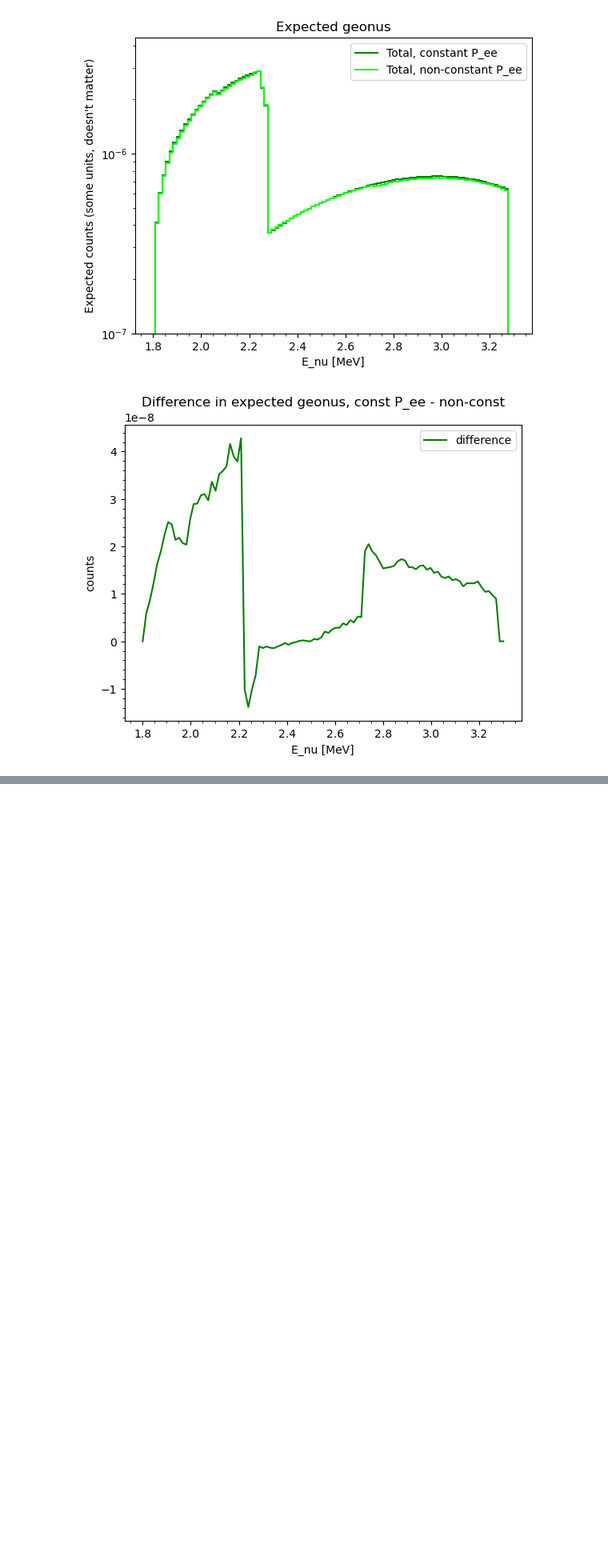
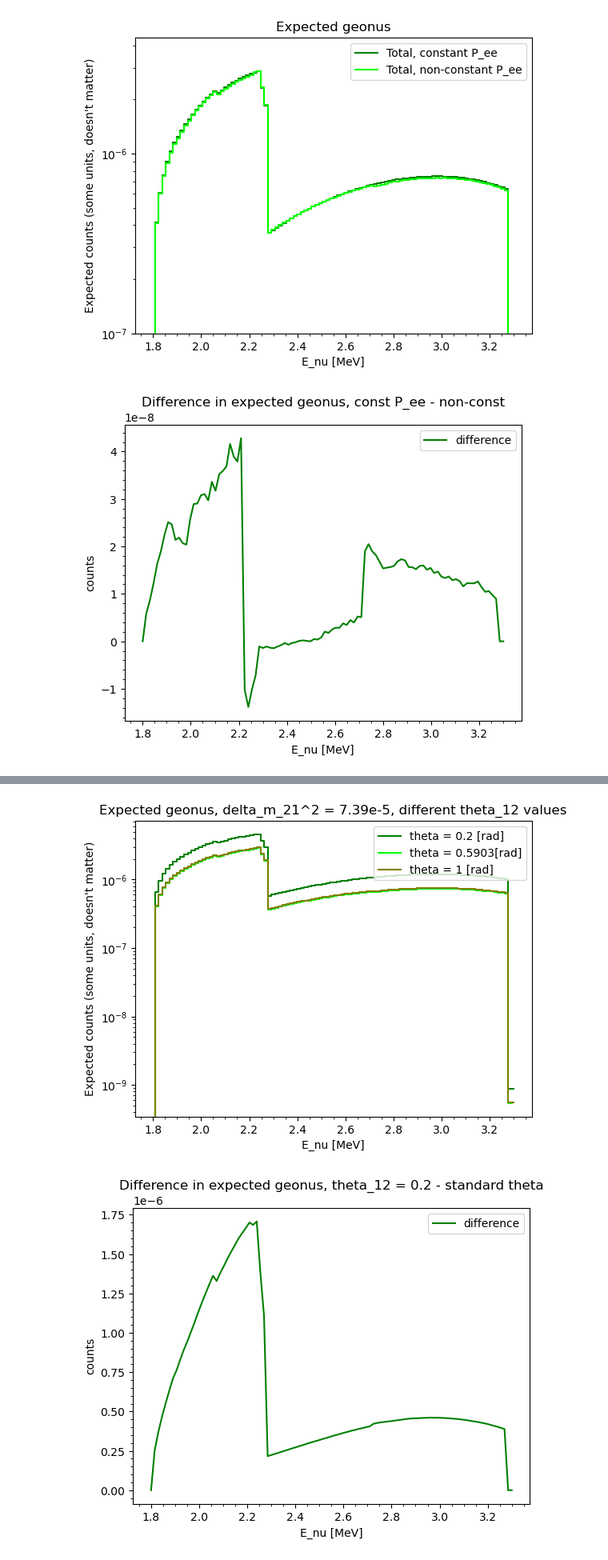
Before and after one commit to claradima/geonu_oscillation, a Jupyter notebook: Survival probability check corrected sigma IBD.ipynb, the cells around one changed output, grey strips where cells are left out. Shown at 80% size. Cells and saved outputs as stored; diff of their text form; code cells hidden in the pictures; blank space fills up the shorter version.

```diff
--- a/Survival probability check corrected sigma IBD.ipynb
+++ b/Survival probability check corrected sigma IBD.ipynb
@@ -654,0 +692,78 @@ plt.show()
+# %%
+#calculate total expected fluxes
+
+N_Th_theta_low = np.zeros(len(energy_array))
+N_U_theta_low = np.zeros(len(energy_array))
+
+for i in range(len(energy_array)):
+    N_Th_theta_low[i] = ((lambda_Th)/(mu_Th)) * sigma[i] * dn_dE_rebinned_Th[i] * Th_integral_values_theta_low[i]
+    N_U_theta_low[i] = ((lambda_U)/(mu_U)) * sigma[i] * dn_dE_rebinned_U[i] * U_integral_values_theta_low[i]
+# %%
+
+N_Th_theta_high = np.zeros(len(energy_array))
+N_U_theta_high = np.zeros(len(energy_array))
+
+for i in range(len(energy_array)):
+    N_Th_theta_high[i] = ((lambda_Th)/(mu_Th)) * sigma[i] * dn_dE_rebinned_Th[i] * Th_integral_values_theta_high[i]
+    N_U_theta_high[i] = ((lambda_U)/(mu_U)) * sigma[i] * dn_dE_rebinned_U[i] * U_integral_values_theta_high[i]
+# %%
+#plot comparisons
+
+#plot to compare total for constant P_ee vs non-constant P_ee with standard osc parameters
+
+plt.step(energy_array, N_U_theta_low + N_Th_theta_low, where='mid', label='theta = 0.2 [rad]', color='green')
+plt.step(energy_array, N_U + N_Th, where='mid', label='theta = 0.5903[rad]', color='lime')
+plt.step(energy_array, N_U_theta_high + N_Th_theta_high, where='mid', label='theta = 1 [rad]', color='olive')
+
+
+plt.xlabel('E_nu [MeV]')
+plt.yscale('log')
+plt.ylabel('Expected counts (some units, doesn\'t matter)')
+plt.title('Expected geonus, delta_m_21^2 = 7.39e-5, different theta_12 values')
+
+# Set lower limit for y-axis to 10^-7
+#plt.ylim(bottom=1e-7)
+
+# Enable minor ticks on x-axis
+plt.minorticks_on()
+
+# Add legend
+plt.legend(loc='upper right')
+
+plt.show()
+
+
+plt.plot(energy_array, N_U_theta_low + N_Th_theta_low - N_U - N_Th, label='difference', color='green')
+plt.xlabel('E_nu [MeV]')
+plt.ylabel('counts')
+plt.title('Difference in expected geonus, theta_12 = 0.2 - standard theta')
+
+# Set lower limit for y-axis to 10^-7
+#plt.ylim(bottom=1e-7)
+
+# Enable minor ticks on x-axis
+plt.minorticks_on()
+
+# Add legend
+plt.legend(loc='upper right')
+
+plt.show()
+
+plt.plot(energy_array, N_U_theta_high + N_Th_theta_high - N_U - N_Th, label='difference', color='olive')
+plt.xlabel('E_nu [MeV]')
+plt.ylabel('counts')
+plt.title('Difference in expected geonus, theta_12 = 1 - standard theta')
+
+# Set lower limit for y-axis to 10^-7
+#plt.ylim(bottom=1e-7)
+
+# Enable minor ticks on x-axis
+plt.minorticks_on()
+
+# Add legend
+plt.legend(loc='upper right')
+
+plt.show()
+# %% [output]
+[figure, added]
+[figure, added]
```
Also changed, not shown: parts of 21 cells of this notebook.
